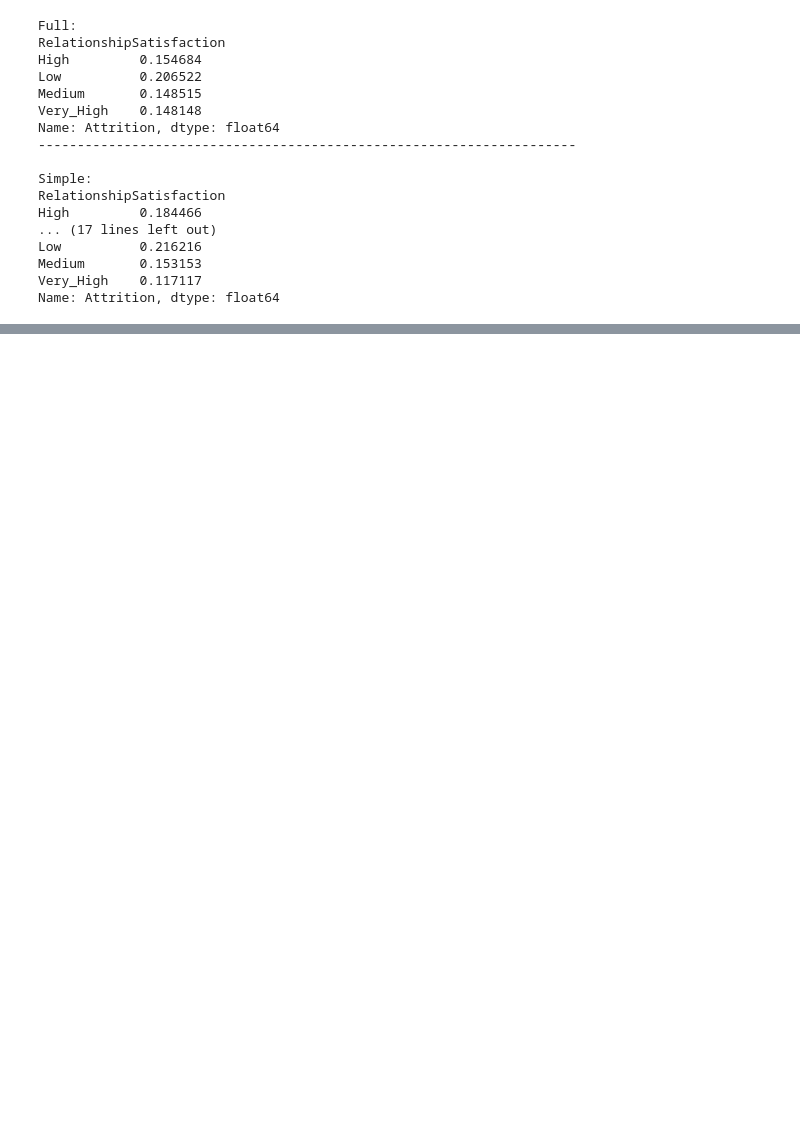
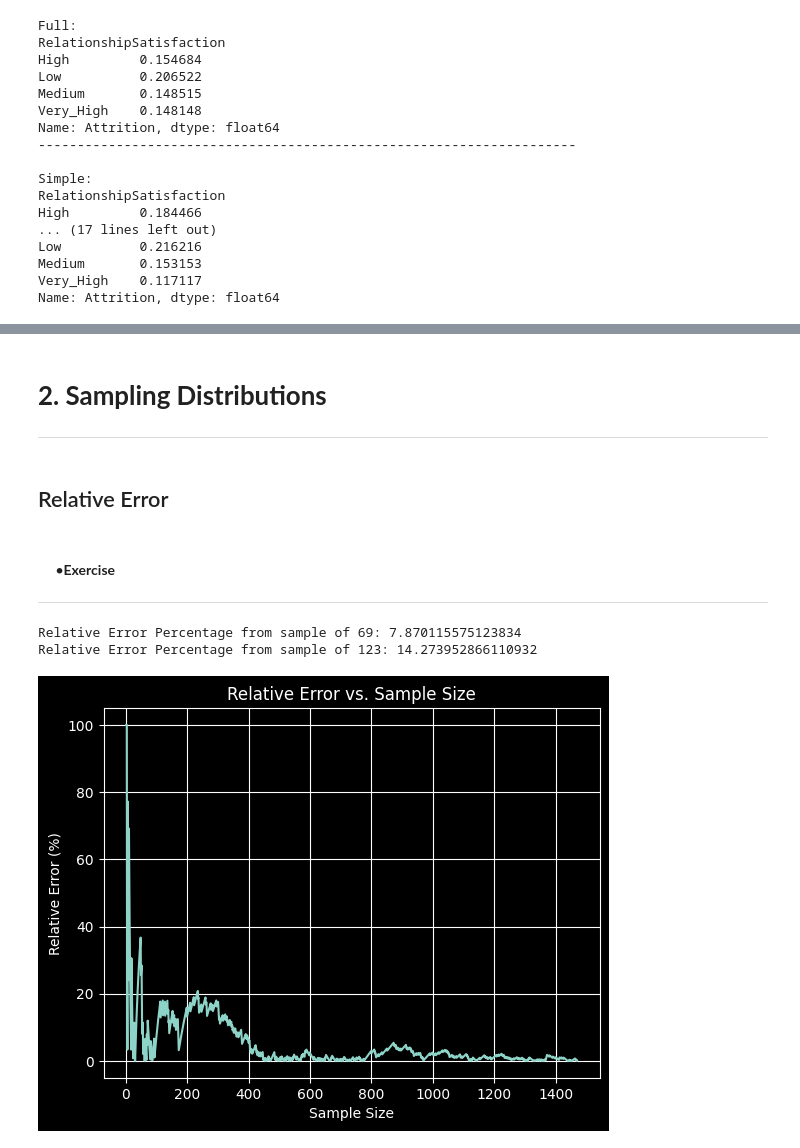
Before and after one commit to wanderduck/Python_DataScience_Examples, a Jupyter notebook: notebooks/sampling.ipynb, the cells around one changed output, grey strips where cells are left out. Drawn from its saved outputs; the diff is of its cells as text; code cells hidden in the pictures; blank space fills up the shorter version.

```diff
--- a/notebooks/sampling.ipynb
+++ b/notebooks/sampling.ipynb
@@ -515,2 +510,52 @@ Name: Attrition, dtype: float64
 - **<u>That's Nice!</u>**
 ---
+# %% [markdown]
+# **2. Sampling Distributions**
+
+---
+# %% [markdown]
+## Relative Error
+# %% [markdown]
+#### &nbsp;&nbsp;&nbsp;&nbsp; •**Exercise**
+
+---
+# %%
+# mean of whole `attrition_df['Attrition']` column: attrition_mean
+attrition_mean = attrition_df['Attrition'].mean()
+
+# mean of simple random sample of 69 rows from `attrition_df['Atrrition']`: attrition_srs69_mean
+attrition_srs69_mean = attrition_df['Attrition'].sample(n=69, random_state=2025).mean()
+
+# relative error as a percentage: rel_error_pct_69
+rel_error_pct_69 = 100 * abs(attrition_mean - attrition_srs69_mean) / attrition_mean
+
+# print `rel_error_pct_50`
+print(f'Relative Error Percentage from sample of 69: {rel_error_pct_69}')
+
+# mean of simple random sample of 123 rows from `attrition_df['Atrrition']`: attrition_srs123_mean
+attrition_srs123_mean = attrition_df['Attrition'].sample(n=123, random_state=2025).mean()
+
+# relative error as a percentage: rel_error_pct_123
+rel_error_pct_123 = 100 * abs(attrition_mean - attrition_srs123_mean) / attrition_mean
+
+# print `rel_error_pct_123`
+print(f'Relative Error Percentage from sample of 123: {rel_error_pct_123}')
+
+sample_sizes = list(range(2, 1470,1 ))
+rel_errors = []
+
+for n in sample_sizes:
+    sampled_mean = attrition_df['Attrition'].sample(n=n, random_state=2025).mean()
+    rel_error = 100 * abs(attrition_mean - sampled_mean) / attrition_mean
+    rel_errors.append(rel_error)
+
+plt.plot(sample_sizes, rel_errors)
+plt.xlabel('Sample Size')
+plt.ylabel('Relative Error (%)')
+plt.title('Relative Error vs. Sample Size')
+plt.grid(True)
+plt.show()
+# %% [output]
+Relative Error Percentage from sample of 69: 7.870115575123834
+Relative Error Percentage from sample of 123: 14.273952866110932
+[figure, added]
```
Also changed, not shown: parts of 25 cells of this notebook, 7 other files.
